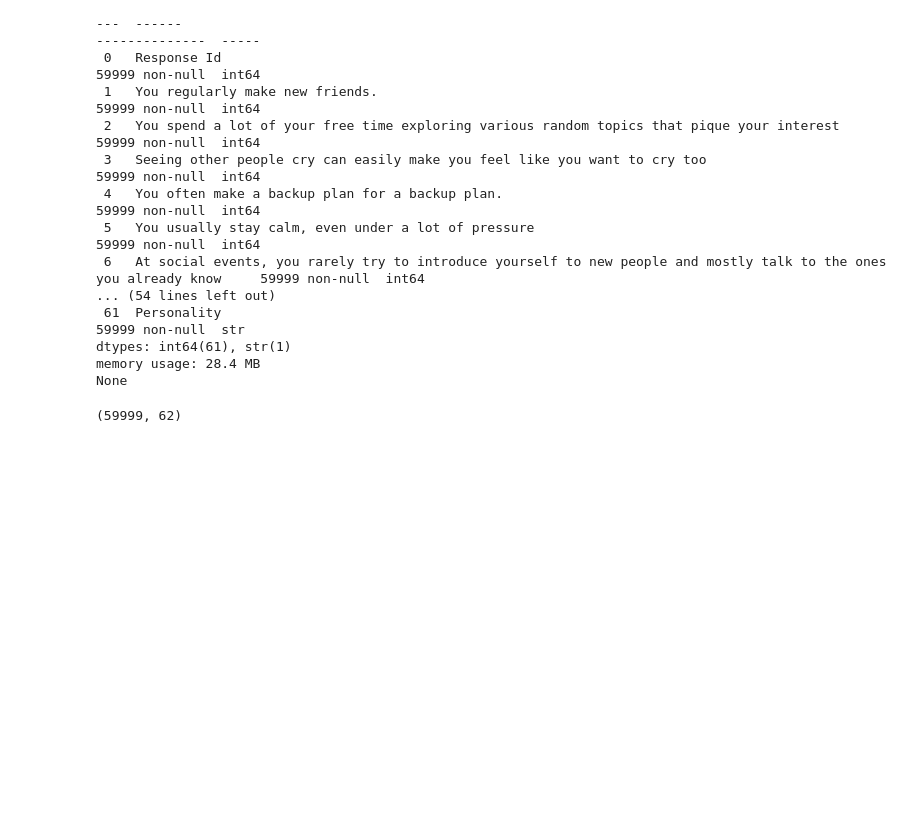
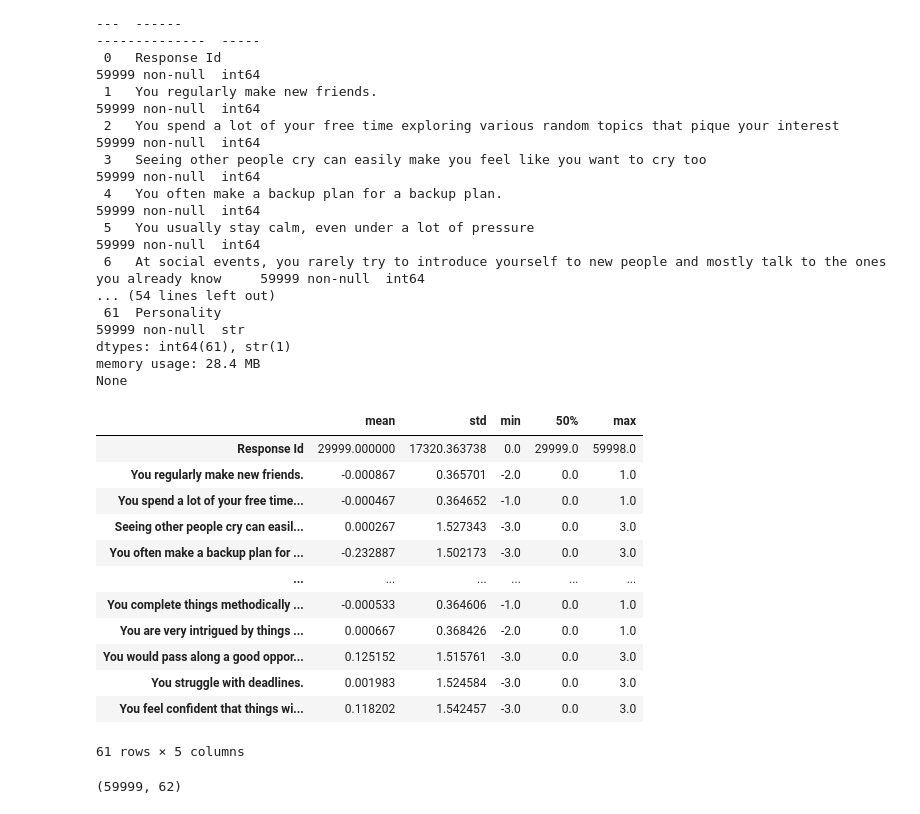
Before and after one commit to arantxavalenciaa/MarioKart_Classification_ML, a Jupyter notebook: model2.ipynb, the cells around one changed output. Saved outputs shown, nothing was run; the diff lists cells and outputs as text; code cells hidden in the pictures; blank space fills up the shorter version.

```diff
--- a/model2.ipynb
+++ b/model2.ipynb
@@ -49,6 +51,22 @@ Data columns (total 62 columns):
 dtypes: int64(61), str(1)
 memory usage: 28.4 MB
 None
+# %%
+display(df.describe().T[['mean', 'std', 'min', '50%', 'max']])
+# %% [output]
+|  | mean | std | min | 50% | max |
+| Response Id | 29999.000000 | 17320.363738 | 0.0 | 29999.0 | 59998.0 |
+| You regularly make new friends. | -0.000867 | 0.365701 | -2.0 | 0.0 | 1.0 |
+| You spend a lot of your free time... | -0.000467 | 0.364652 | -1.0 | 0.0 | 1.0 |
+| Seeing other people cry can easil... | 0.000267 | 1.527343 | -3.0 | 0.0 | 3.0 |
+| You often make a backup plan for ... | -0.232887 | 1.502173 | -3.0 | 0.0 | 3.0 |
+| ... | ... | ... | ... | ... | ... |
+| You complete things methodically ... | -0.000533 | 0.364606 | -1.0 | 0.0 | 1.0 |
+| You are very intrigued by things ... | 0.000667 | 0.368426 | -2.0 | 0.0 | 1.0 |
+| You would pass along a good oppor... | 0.125152 | 1.515761 | -3.0 | 0.0 | 3.0 |
+| You struggle with deadlines. | 0.001983 | 1.524584 | -3.0 | 0.0 | 3.0 |
+| You feel confident that things wi... | 0.118202 | 1.542457 | -3.0 | 0.0 | 3.0 |
+61 rows × 5 columns
 # %%
 #Quitar duplicados y NaN
 df = df.drop_duplicates()
```
Also changed, not shown: parts of 22 cells of this notebook, 1 other file.
